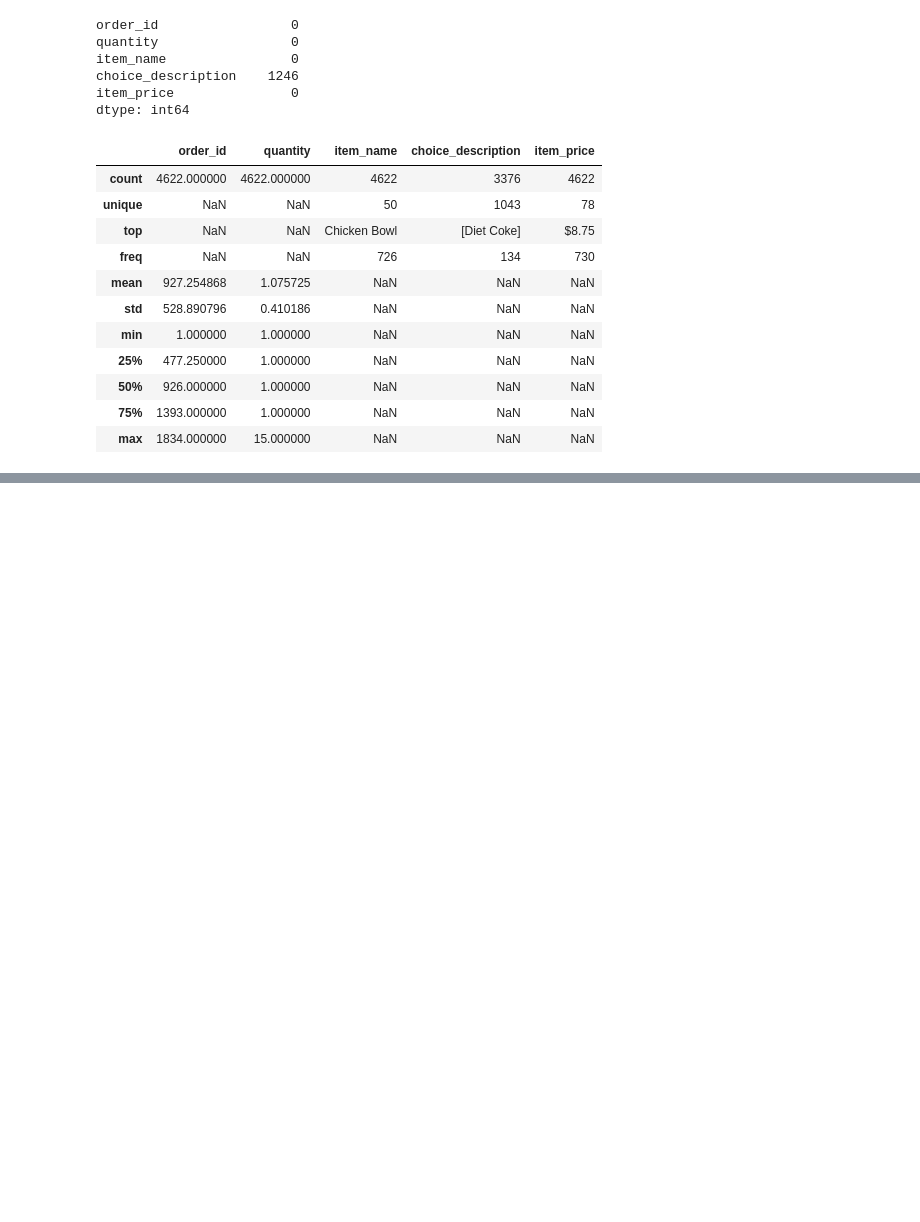
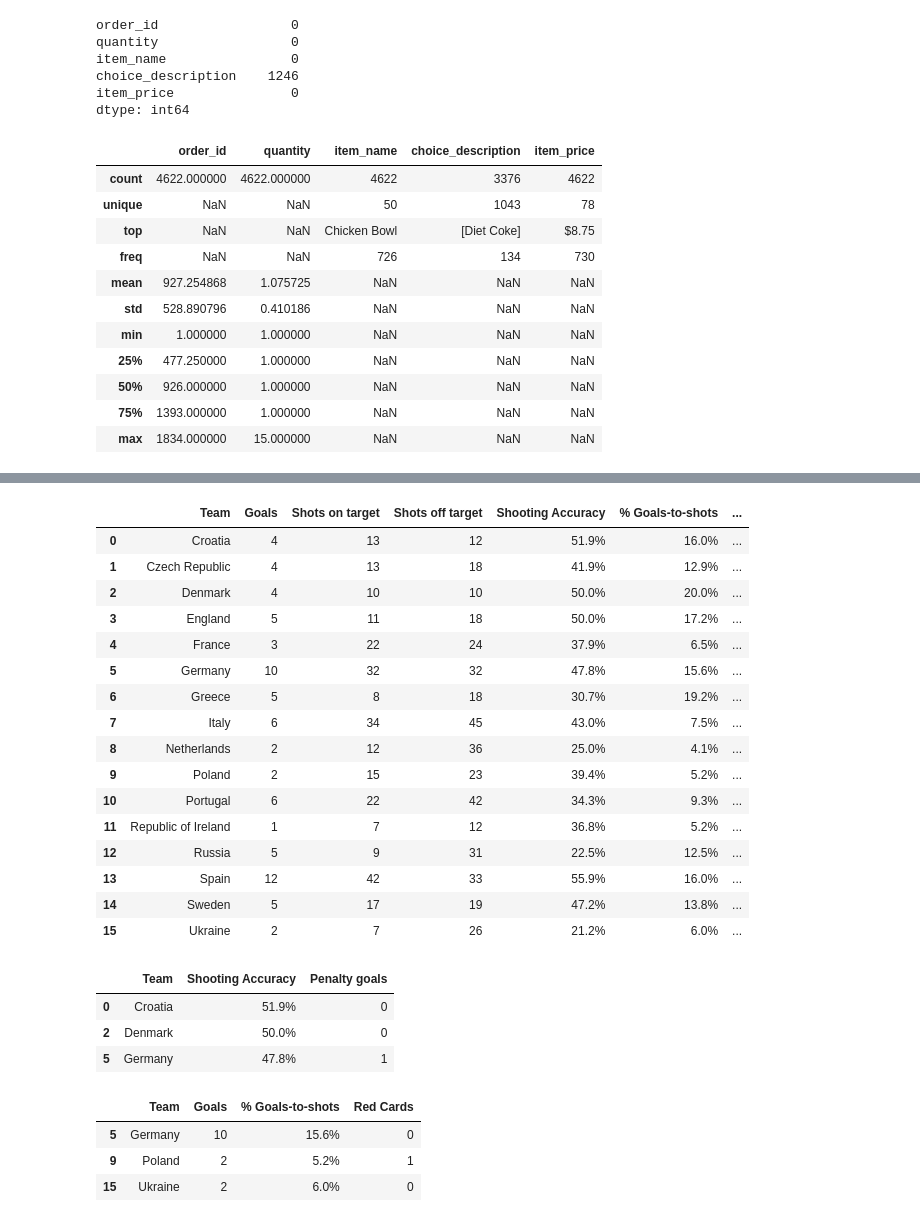
Before and after one commit to Chetan-Lahamge/Data_Science, a Jupyter notebook: Pandas/Pandas - Data Analysis - Deep dive.ipynb, the cells around one changed output, grey strips where cells are left out. Saved outputs shown, nothing was run; the diff lists cells and outputs as text; code cells hidden in the pictures; blank space fills up the shorter version.

```diff
--- a/Pandas/Pandas - Data Analysis - Deep dive.ipynb
+++ b/Pandas/Pandas - Data Analysis - Deep dive.ipynb
@@ -152,0 +401,5 @@ purchase_order_df.describe(include="all")
+# %%
+# Display Configuration
+
+pd.set_option('display.max_columns',None)
+# pd.set_option('max_rows',None)
@@ -152,0 +587,34 @@ purchase_order_df.describe(include="all")
+# %%
+euro_2012
+# %% [output]
+|  | Team | Goals | Shots on target | Shots off target | Shooting Accuracy | % Goals-to-shots | ... |
+| 0 | Croatia | 4 | 13 | 12 | 51.9% | 16.0% | ... |
+| 1 | Czech Republic | 4 | 13 | 18 | 41.9% | 12.9% | ... |
+| 2 | Denmark | 4 | 10 | 10 | 50.0% | 20.0% | ... |
+| 3 | England | 5 | 11 | 18 | 50.0% | 17.2% | ... |
+| 4 | France | 3 | 22 | 24 | 37.9% | 6.5% | ... |
+| 5 | Germany | 10 | 32 | 32 | 47.8% | 15.6% | ... |
+| 6 | Greece | 5 | 8 | 18 | 30.7% | 19.2% | ... |
+| 7 | Italy | 6 | 34 | 45 | 43.0% | 7.5% | ... |
+| 8 | Netherlands | 2 | 12 | 36 | 25.0% | 4.1% | ... |
+| 9 | Poland | 2 | 15 | 23 | 39.4% | 5.2% | ... |
+| 10 | Portugal | 6 | 22 | 42 | 34.3% | 9.3% | ... |
+| 11 | Republic of Ireland | 1 | 7 | 12 | 36.8% | 5.2% | ... |
+| 12 | Russia | 5 | 9 | 31 | 22.5% | 12.5% | ... |
+| 13 | Spain | 12 | 42 | 33 | 55.9% | 16.0% | ... |
+| 14 | Sweden | 5 | 17 | 19 | 47.2% | 13.8% | ... |
+| 15 | Ukraine | 2 | 7 | 26 | 21.2% | 6.0% | ... |
+# %%
+euro_2012.iloc[[0,2,5],[0,4,8]]
+# %% [output]
+|  | Team | Shooting Accuracy | Penalty goals |
+| 0 | Croatia | 51.9% | 0 |
+| 2 | Denmark | 50.0% | 0 |
+| 5 | Germany | 47.8% | 1 |
+# %%
+euro_2012.loc[[5,9,15],["Team","Goals","% Goals-to-shots","Red Cards"]]
+# %% [output]
+|  | Team | Goals | % Goals-to-shots | Red Cards |
+| 5 | Germany | 10 | 15.6% | 0 |
+| 9 | Poland | 2 | 5.2% | 1 |
+| 15 | Ukraine | 2 | 6.0% | 0 |
```
Also changed, not shown: parts of 51 cells of this notebook.
